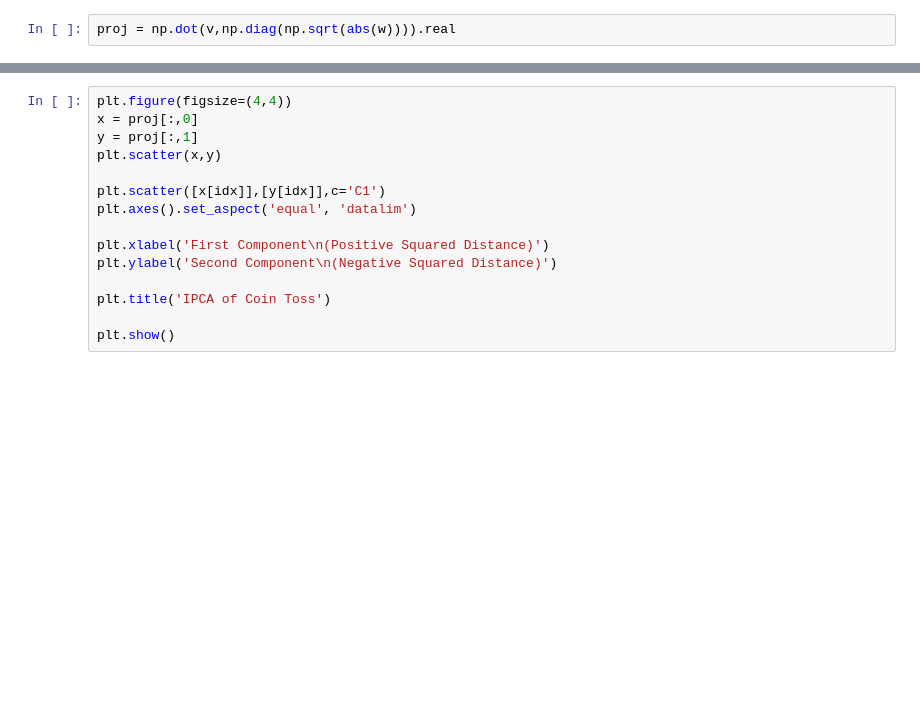
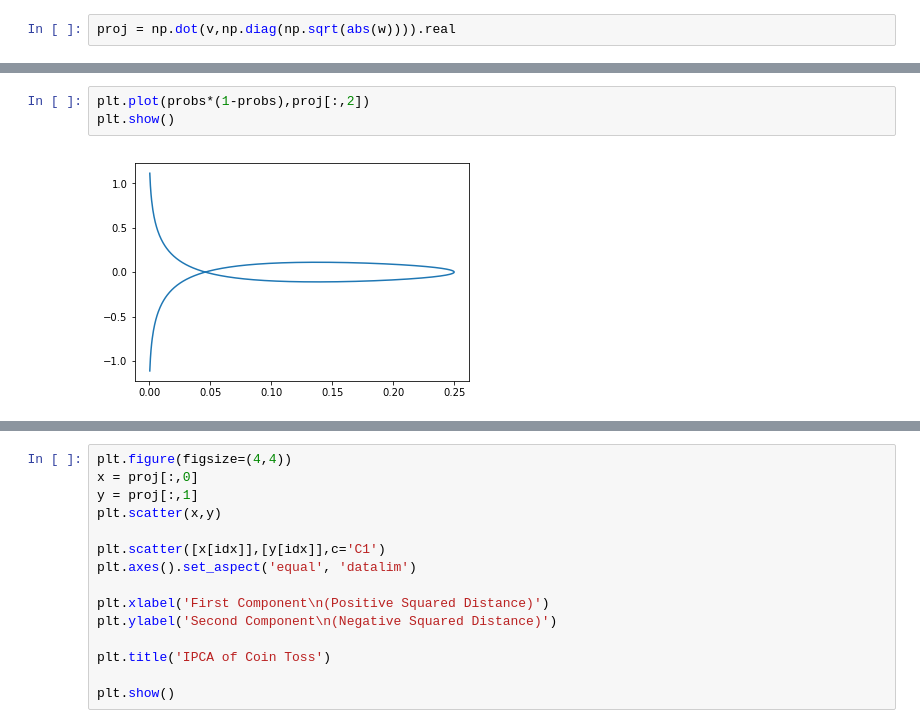
Before and after one commit to katnquinn/1Spin, a Jupyter notebook: Coin Toss-Copy1.ipynb, the cells around one changed output, grey strips where cells are left out. Saved outputs shown, nothing was run; the diff lists cells and outputs as text; blank space fills up the shorter version.

```diff
--- a/Coin Toss-Copy1.ipynb
+++ b/Coin Toss-Copy1.ipynb
@@ -144,0 +160,5 @@ plt.show()
+# %%
+plt.plot(probs*(1-probs),proj[:,2])
+plt.show()
+# %% [output]
+[figure, added]
```
Also changed, not shown: parts of 7 cells of this notebook.
